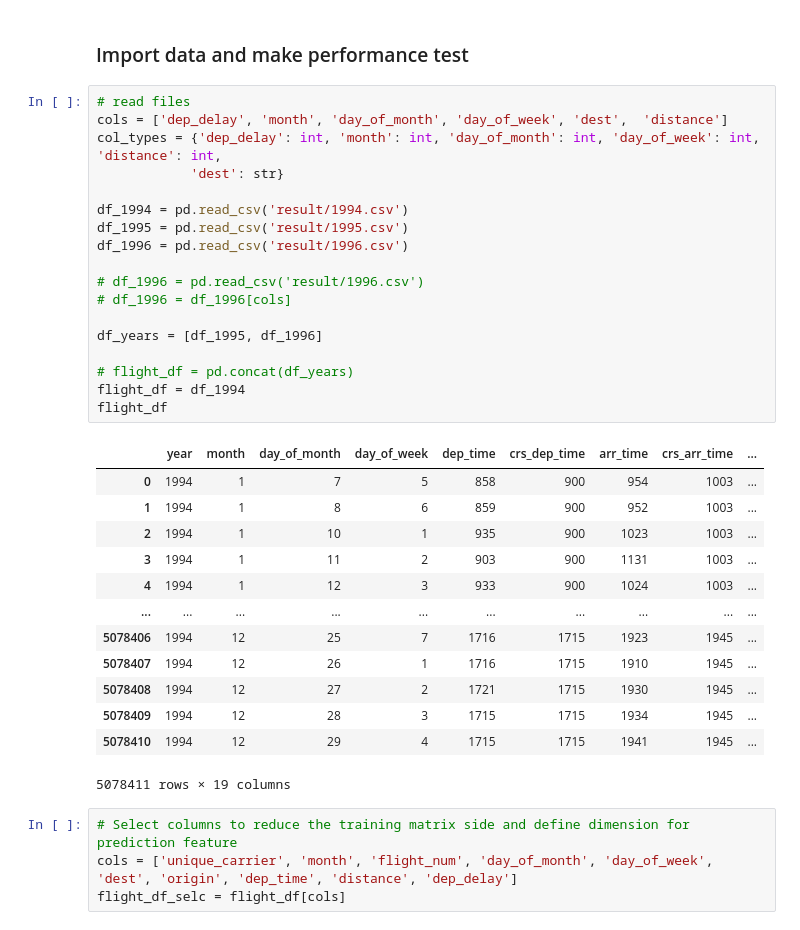
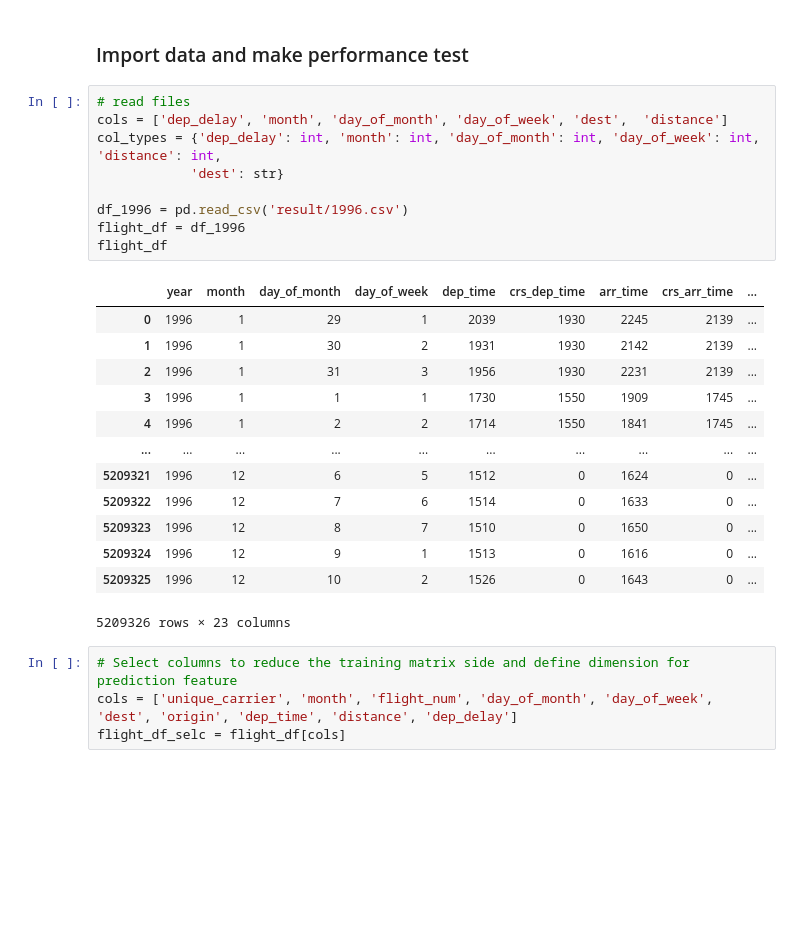
Before and after one commit to liemnt/test-flight-business-intelligence, a Jupyter notebook: loadTrainingModelAndPredict.ipynb, the cells around one changed output. Drawn from its saved outputs; the diff is of its cells as text; blank space fills up the shorter version.

```diff
--- a/loadTrainingModelAndPredict.ipynb
+++ b/loadTrainingModelAndPredict.ipynb
@@ -35,35 +35,26 @@ clf_rf = pickle.load(open(result_location_path, "rb"))
 # %%
 # read files
 cols = ['dep_delay', 'month', 'day_of_month', 'day_of_week', 'dest',  'distance']
 col_types = {'dep_delay': int, 'month': int, 'day_of_month': int, 'day_of_week': int, 'distance': int,
             'dest': str}
 
-df_1994 = pd.read_csv('result/1994.csv')
-df_1995 = pd.read_csv('result/1995.csv')
 df_1996 = pd.read_csv('result/1996.csv')
-
-# df_1996 = pd.read_csv('result/1996.csv')
-# df_1996 = df_1996[cols]
-
-df_years = [df_1995, df_1996]
-
-# flight_df = pd.concat(df_years)
-flight_df = df_1994
+flight_df = df_1996
 flight_df
 # %% [output]
 |  | year | month | day_of_month | day_of_week | dep_time | crs_dep_time | arr_time | crs_arr_time | ... |
-| 0 | 1994 | 1 | 7 | 5 | 858 | 900 | 954 | 1003 | ... |
-| 1 | 1994 | 1 | 8 | 6 | 859 | 900 | 952 | 1003 | ... |
-| 2 | 1994 | 1 | 10 | 1 | 935 | 900 | 1023 | 1003 | ... |
-| 3 | 1994 | 1 | 11 | 2 | 903 | 900 | 1131 | 1003 | ... |
-| 4 | 1994 | 1 | 12 | 3 | 933 | 900 | 1024 | 1003 | ... |
+| 0 | 1996 | 1 | 29 | 1 | 2039 | 1930 | 2245 | 2139 | ... |
+| 1 | 1996 | 1 | 30 | 2 | 1931 | 1930 | 2142 | 2139 | ... |
+| 2 | 1996 | 1 | 31 | 3 | 1956 | 1930 | 2231 | 2139 | ... |
+| 3 | 1996 | 1 | 1 | 1 | 1730 | 1550 | 1909 | 1745 | ... |
+| 4 | 1996 | 1 | 2 | 2 | 1714 | 1550 | 1841 | 1745 | ... |
 | ... | ... | ... | ... | ... | ... | ... | ... | ... | ... |
-| 5078406 | 1994 | 12 | 25 | 7 | 1716 | 1715 | 1923 | 1945 | ... |
-| 5078407 | 1994 | 12 | 26 | 1 | 1716 | 1715 | 1910 | 1945 | ... |
-| 5078408 | 1994 | 12 | 27 | 2 | 1721 | 1715 | 1930 | 1945 | ... |
-| 5078409 | 1994 | 12 | 28 | 3 | 1715 | 1715 | 1934 | 1945 | ... |
-| 5078410 | 1994 | 12 | 29 | 4 | 1715 | 1715 | 1941 | 1945 | ... |
+| 5209321 | 1996 | 12 | 6 | 5 | 1512 | 0 | 1624 | 0 | ... |
+| 5209322 | 1996 | 12 | 7 | 6 | 1514 | 0 | 1633 | 0 | ... |
+| 5209323 | 1996 | 12 | 8 | 7 | 1510 | 0 | 1650 | 0 | ... |
+| 5209324 | 1996 | 12 | 9 | 1 | 1513 | 0 | 1616 | 0 | ... |
+| 5209325 | 1996 | 12 | 10 | 2 | 1526 | 0 | 1643 | 0 | ... |
-5078411 rows × 19 columns
+5209326 rows × 23 columns
 # %%
 # Select columns to reduce the training matrix side and define dimension for prediction feature
 cols = ['unique_carrier', 'month', 'flight_num', 'day_of_month', 'day_of_week', 'dest', 'origin', 'dep_time', 'distance', 'dep_delay']
```
Also changed, not shown: parts of 1 cell of this notebook, 1 other file.
